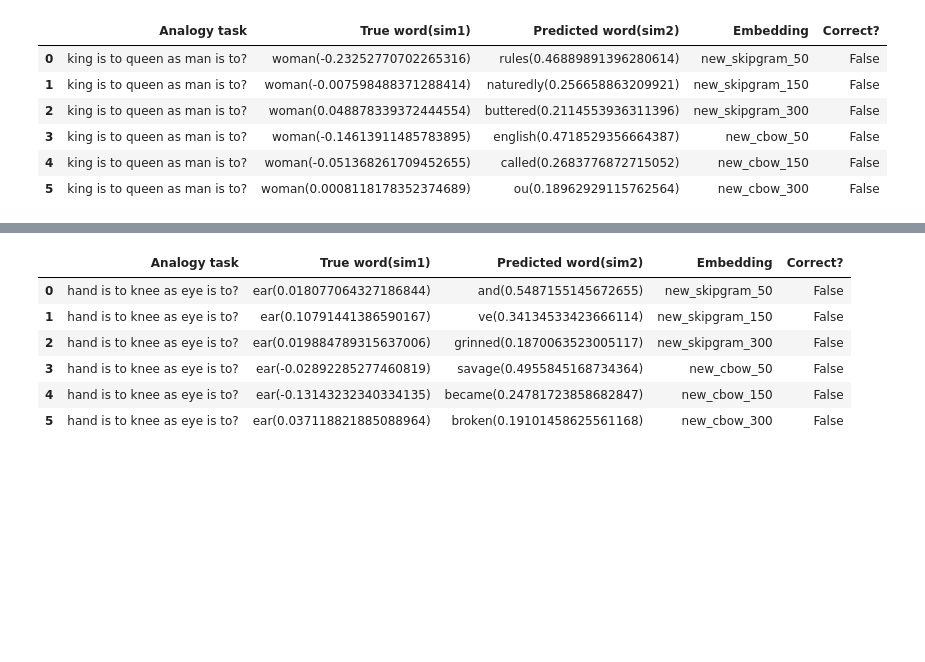
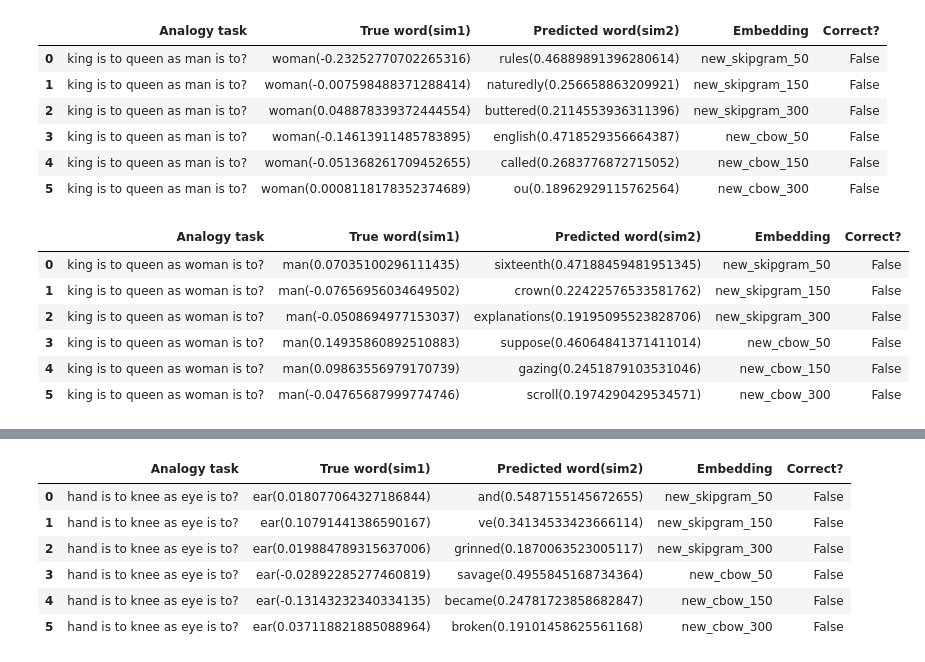
Before and after one commit to Huilin-Zhu/DeepLearningAssignment1, a Jupyter notebook: Assignment_1.ipynb, the cells around one changed output, grey strips where cells are left out. Drawn from its saved outputs; the diff is of its cells as text; code cells hidden in the pictures; blank space fills up the shorter version.

```diff
--- a/Assignment_1.ipynb
+++ b/Assignment_1.ipynb
@@ -624,6 +609,16 @@ analogy('queen', 'king', 'man', 'woman')
 | 3 | king is to queen as man is to? | woman(-0.14613911485783895) | english(0.4718529356664387) | new_cbow_50 | False |
 | 4 | king is to queen as man is to? | woman(-0.051368261709452655) | called(0.2683776872715052) | new_cbow_150 | False |
 | 5 | king is to queen as man is to? | woman(0.0008118178352374689) | ou(0.18962929115762564) | new_cbow_300 | False |
+# %%
+analogy('queen', 'king', 'woman', 'man')
+# %% [output]
+|  | Analogy task | True word(sim1) | Predicted word(sim2) | Embedding | Correct? |
+| 0 | king is to queen as woman is to? | man(0.07035100296111435) | sixteenth(0.47188459481951345) | new_skipgram_50 | False |
+| 1 | king is to queen as woman is to? | man(-0.07656956034649502) | crown(0.22422576533581762) | new_skipgram_150 | False |
+| 2 | king is to queen as woman is to? | man(-0.0508694977153037) | explanations(0.19195095523828706) | new_skipgram_300 | False |
+| 3 | king is to queen as woman is to? | man(0.14935860892510883) | suppose(0.46064841371411014) | new_cbow_50 | False |
+| 4 | king is to queen as woman is to? | man(0.09863556979170739) | gazing(0.2451879103531046) | new_cbow_150 | False |
+| 5 | king is to queen as woman is to? | man(-0.04765687999774746) | scroll(0.1974290429534571) | new_cbow_300 | False |
 # %%
 # french to France as english to England
 analogy('France', 'french', 'english', 'England')
```
Also changed, not shown: parts of 11 cells of this notebook.
